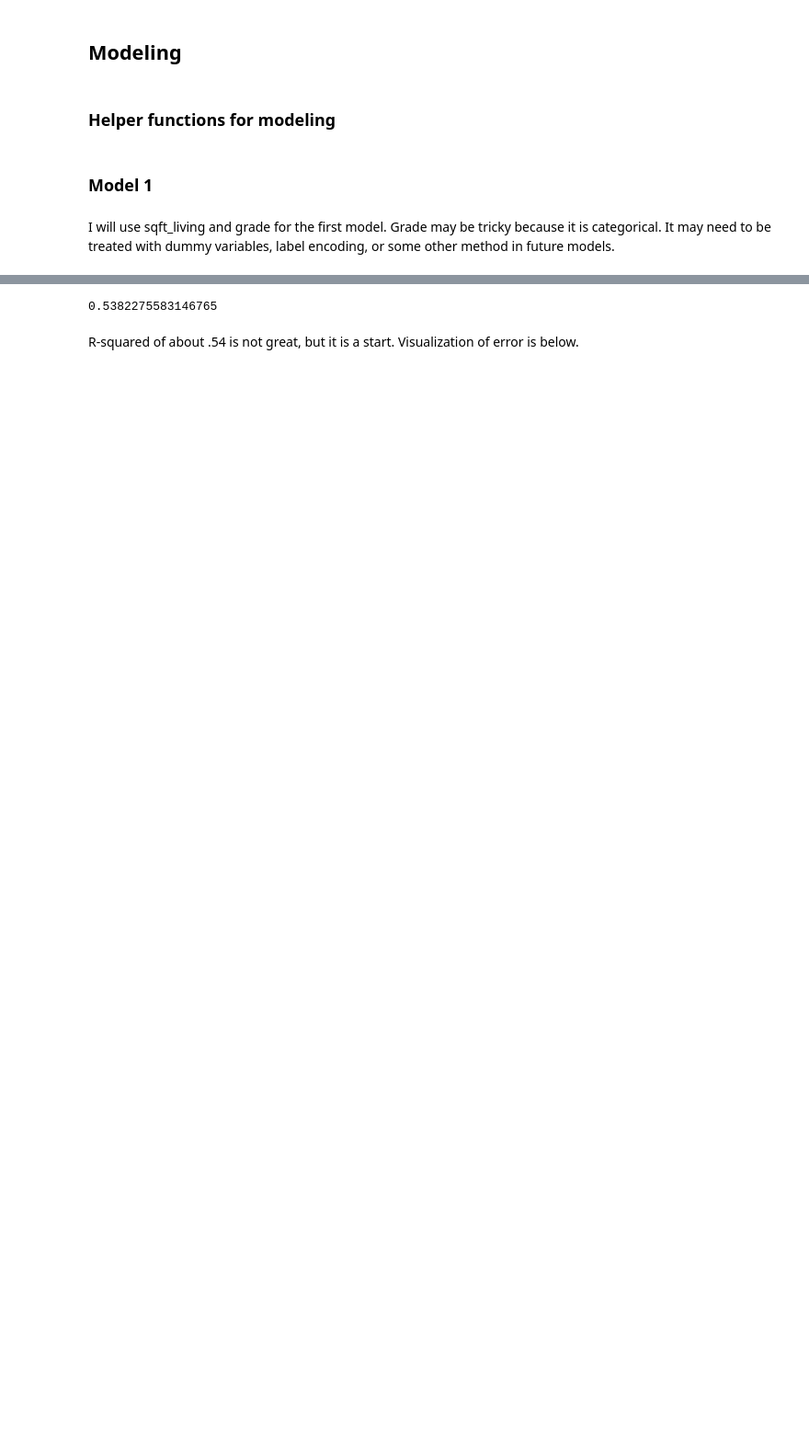
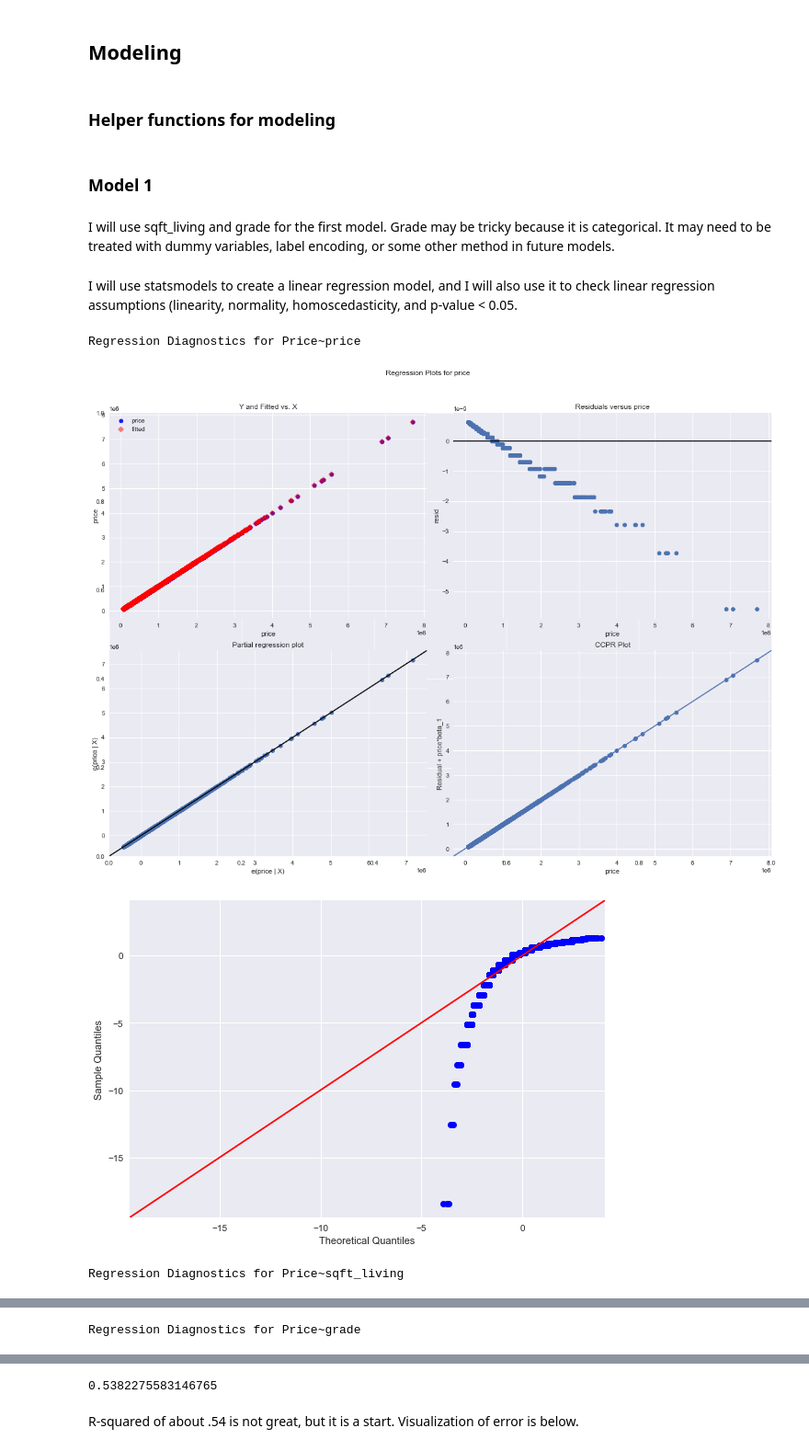
Before and after one commit to samoliver3/dsc-phase-2-project-v2-3, a Jupyter notebook: student.ipynb, the cells around one changed output, grey strips where cells are left out. Shown at 92% size. Drawn from its saved outputs; the diff is of its cells as text; code cells hidden in the pictures; blank space fills up the shorter version.

```diff
--- a/student.ipynb
+++ b/student.ipynb
@@ -338,3 +386,26 @@ def lin_model (X,y):
 ### Model 1
 # %% [markdown]
 I will use sqft_living and grade for the first model. Grade may be tricky because it is categorical. It may need to be treated with dummy variables, label encoding, or some other method in future models.
+# %% [markdown]
+I will use statsmodels to create a linear regression model, and I will also use it to check linear regression assumptions (linearity, normality, homoscedasticity, and p-value < 0.05.
+# %%
+# create df with just price, grade, and sqft_living
+df_model1 = df[['price', 'sqft_living', 'grade']]
+
+# check assumptions
+for idx, column in enumerate(df_model1.columns):
+    print(f"Regression Diagnostics for Price~{column}")
+
+    f = f'price~{column}'
+    model = smf.ols(formula=f, data=df_model1).fit()
+
+    fig, axes = plt.subplots(figsize=(16,12))
+    fig = sm.graphics.plot_regress_exog(model, column, fig=fig)
+    fig = sm.graphics.qqplot(model.resid, dist=stats.norm, line='45', fit=True)
+    fig.tight_layout()
+    plt.show()
+# %% [output]
+Regression Diagnostics for Price~price
+[figure, added]
+[figure, added]
+Regression Diagnostics for Price~sqft_living
@@ -340,0 +414 @@ I will use sqft_living and grade for the first model. Grade may be tricky becaus
+Regression Diagnostics for Price~grade
```
Also changed, not shown: parts of 6 cells of this notebook.
